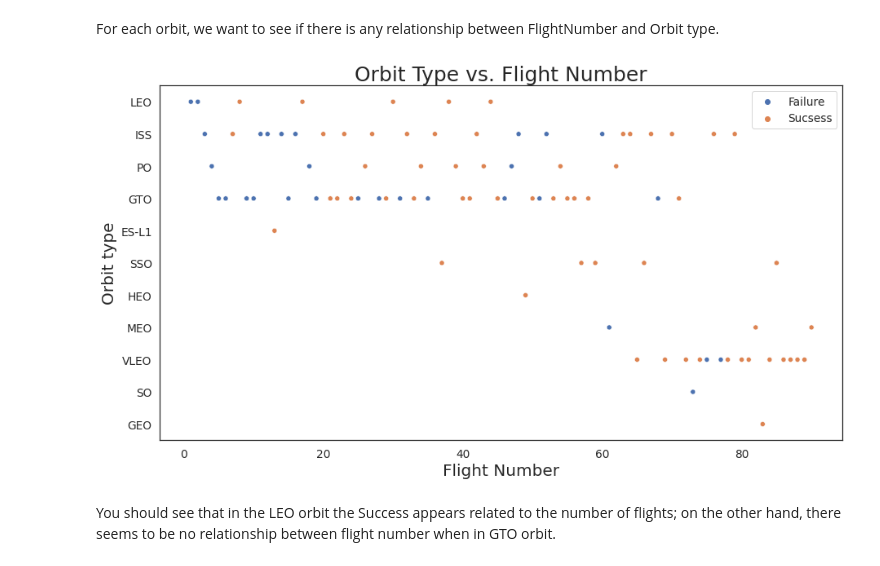
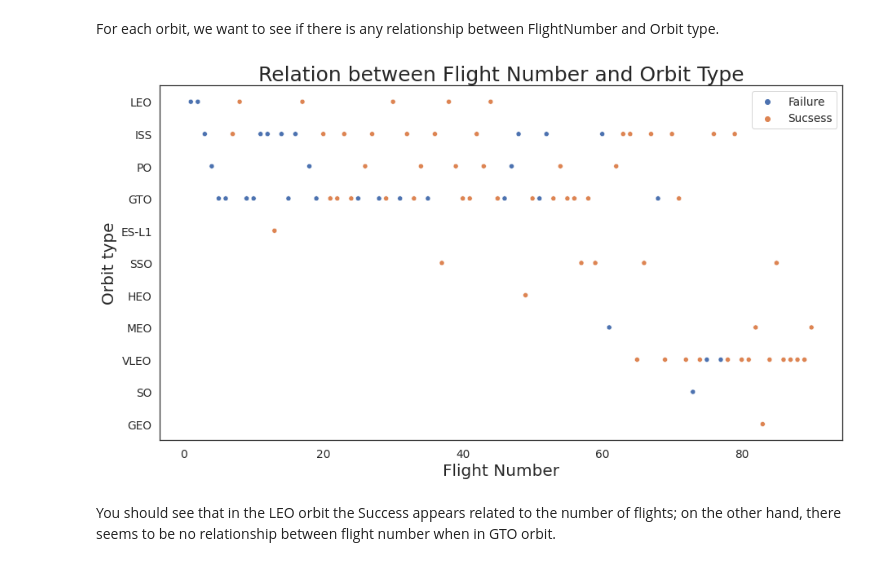
Before and after one commit to ljszatkowski/Applied-Data-Science-Capstone---Coursera, a Jupyter notebook: 05_EDA_with_Data_Visualization.ipynb, the cells around one changed output. Saved outputs shown, nothing was run; the diff lists cells and outputs as text; code cells hidden in the pictures.

```diff
--- a/05_EDA_with_Data_Visualization.ipynb
+++ b/05_EDA_with_Data_Visualization.ipynb
@@ -243,19 +243,19 @@ For each orbit, we want to see if there is any relationship between FlightNumber
 # %%
 # Plot a scatter point chart with x axis to be FlightNumber and y axis to be the Orbit, and hue to be the class value
 plt.figure(figsize=(15, 8))
 sns.set(font_scale = 1.25)
 sns.set_style("white")
 p7=sns.scatterplot(x='FlightNumber', y='Orbit', hue='Class', data=df)
 handles, labels  =  p7.get_legend_handles_labels()
 
 p7.legend(handles, ['Failure', 'Sucsess'])
-p7.set_title('Orbit Type vs. Flight Number', fontsize=25)
+p7.set_title('Relation between Flight Number and Orbit Type', fontsize=25)
 plt.xlabel("Flight Number",fontsize=20)
 plt.ylabel("Orbit type",fontsize=20)
 plt.show()
 plt.close()
 # %% [output]
-[figure, old version]
+[figure, new version]
 # %% [markdown]
 You should see that in the LEO orbit the Success appears related to the number of flights; on the other hand, there seems to be no relationship between flight number when in GTO orbit.
 # %% [markdown]
```
Also changed, not shown: parts of 9 cells of this notebook.
